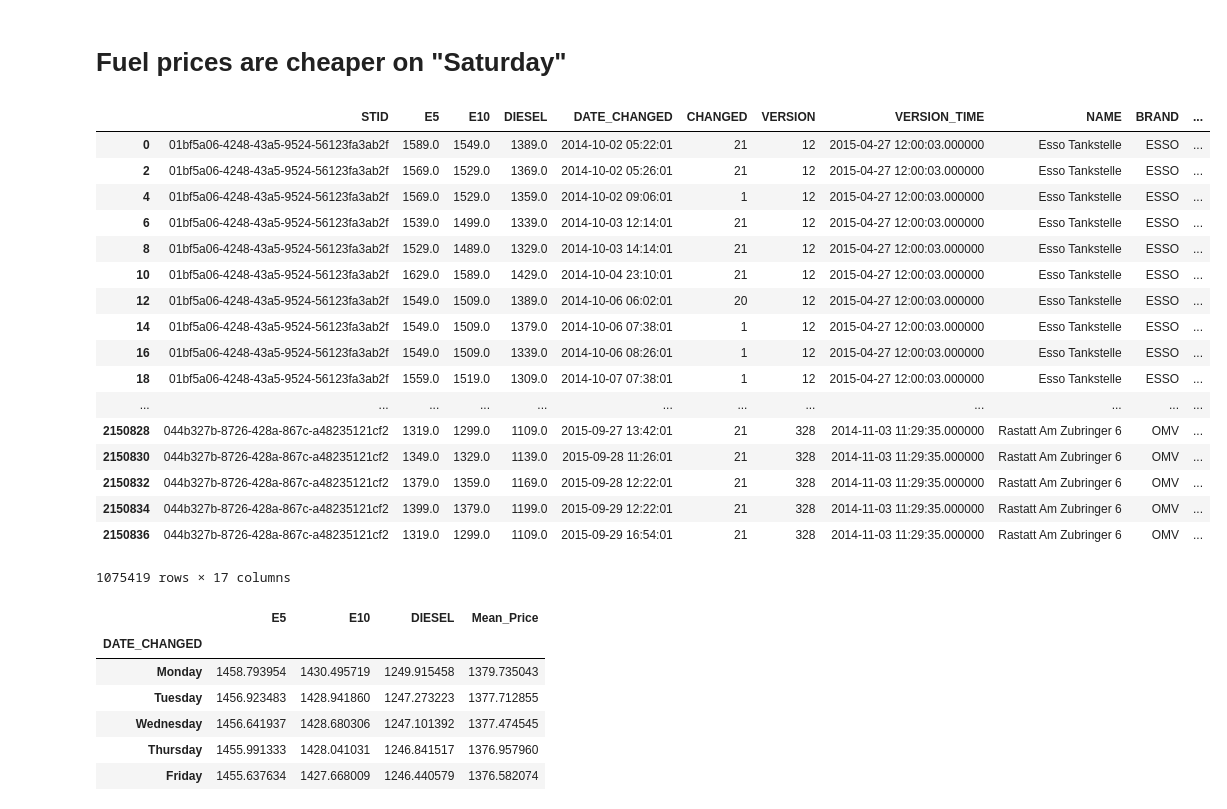
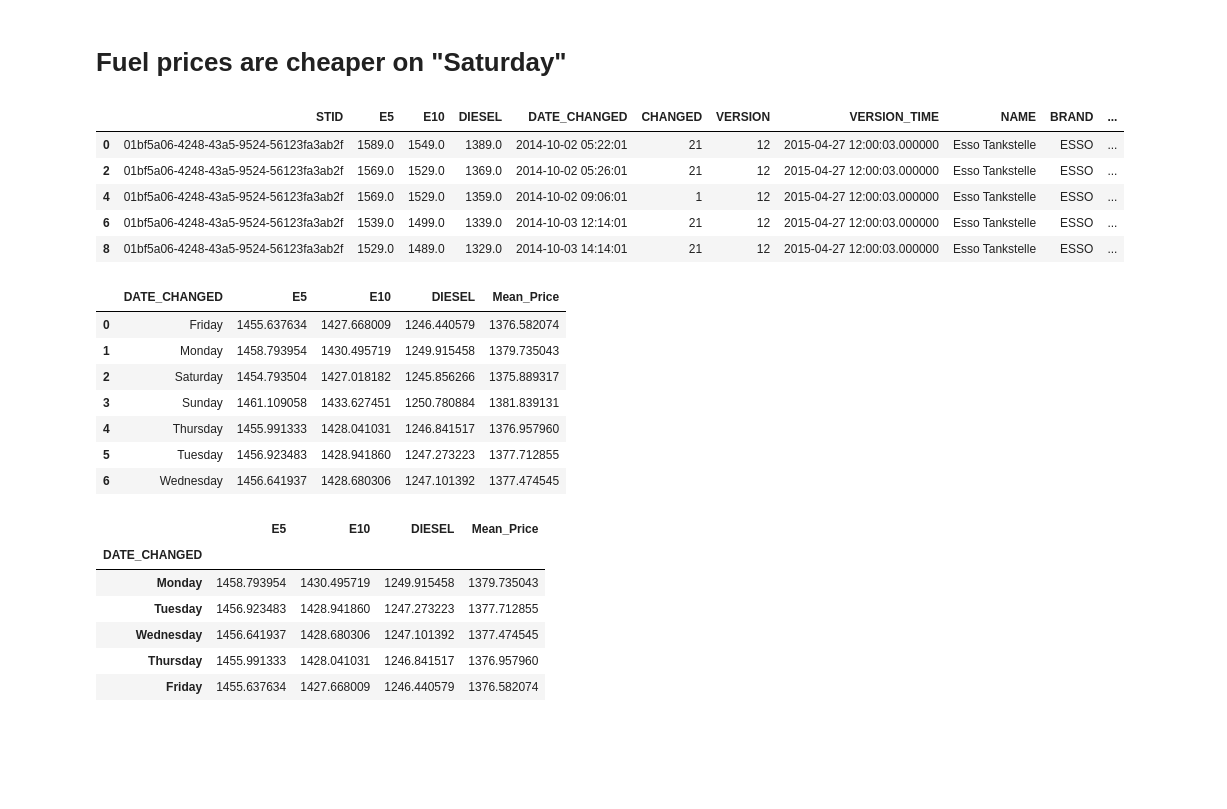
Before and after one commit to ds2019tukl/DS-2019-rohit-mohite, a Jupyter notebook: Exercise_1.ipynb, the cells around one changed output. Drawn from its saved outputs; the diff is of its cells as text; code cells hidden in the pictures; blank space fills up the shorter version.

```diff
--- a/Exercise_1.ipynb
+++ b/Exercise_1.ipynb
@@ -494,30 +591,29 @@ d1.loc[dff['STID']=='e1a15081-25b6-9107-e040-0b0a3dfe563c']
 # %%
 da=d1
 # %%
-da
+da.head()
 # %% [output]
 |  | STID | E5 | E10 | DIESEL | DATE_CHANGED | CHANGED | VERSION | VERSION_TIME | NAME | BRAND | ... |
 | 0 | 01bf5a06-4248-43a5-9524-56123fa3ab2f | 1589.0 | 1549.0 | 1389.0 | 2014-10-02 05:22:01 | 21 | 12 | 2015-04-27 12:00:03.000000 | Esso Tankstelle | ESSO | ... |
 | 2 | 01bf5a06-4248-43a5-9524-56123fa3ab2f | 1569.0 | 1529.0 | 1369.0 | 2014-10-02 05:26:01 | 21 | 12 | 2015-04-27 12:00:03.000000 | Esso Tankstelle | ESSO | ... |
 | 4 | 01bf5a06-4248-43a5-9524-56123fa3ab2f | 1569.0 | 1529.0 | 1359.0 | 2014-10-02 09:06:01 | 1 | 12 | 2015-04-27 12:00:03.000000 | Esso Tankstelle | ESSO | ... |
 | 6 | 01bf5a06-4248-43a5-9524-56123fa3ab2f | 1539.0 | 1499.0 | 1339.0 | 2014-10-03 12:14:01 | 21 | 12 | 2015-04-27 12:00:03.000000 | Esso Tankstelle | ESSO | ... |
 | 8 | 01bf5a06-4248-43a5-9524-56123fa3ab2f | 1529.0 | 1489.0 | 1329.0 | 2014-10-03 14:14:01 | 21 | 12 | 2015-04-27 12:00:03.000000 | Esso Tankstelle | ESSO | ... |
-| 10 | 01bf5a06-4248-43a5-9524-56123fa3ab2f | 1629.0 | 1589.0 | 1429.0 | 2014-10-04 23:10:01 | 21 | 12 | 2015-04-27 12:00:03.000000 | Esso Tankstelle | ESSO | ... |
-| 12 | 01bf5a06-4248-43a5-9524-56123fa3ab2f | 1549.0 | 1509.0 | 1389.0 | 2014-10-06 06:02:01 | 20 | 12 | 2015-04-27 12:00:03.000000 | Esso Tankstelle | ESSO | ... |
-| 14 | 01bf5a06-4248-43a5-9524-56123fa3ab2f | 1549.0 | 1509.0 | 1379.0 | 2014-10-06 07:38:01 | 1 | 12 | 2015-04-27 12:00:03.000000 | Esso Tankstelle | ESSO | ... |
-| 16 | 01bf5a06-4248-43a5-9524-56123fa3ab2f | 1549.0 | 1509.0 | 1339.0 | 2014-10-06 08:26:01 | 1 | 12 | 2015-04-27 12:00:03.000000 | Esso Tankstelle | ESSO | ... |
-| 18 | 01bf5a06-4248-43a5-9524-56123fa3ab2f | 1559.0 | 1519.0 | 1309.0 | 2014-10-07 07:38:01 | 1 | 12 | 2015-04-27 12:00:03.000000 | Esso Tankstelle | ESSO | ... |
-| ... | ... | ... | ... | ... | ... | ... | ... | ... | ... | ... | ... |
-| 2150828 | 044b327b-8726-428a-867c-a48235121cf2 | 1319.0 | 1299.0 | 1109.0 | 2015-09-27 13:42:01 | 21 | 328 | 2014-11-03 11:29:35.000000 | Rastatt Am Zubringer 6 | OMV | ... |
-| 2150830 | 044b327b-8726-428a-867c-a48235121cf2 | 1349.0 | 1329.0 | 1139.0 | 2015-09-28 11:26:01 | 21 | 328 | 2014-11-03 11:29:35.000000 | Rastatt Am Zubringer 6 | OMV | ... |
-| 2150832 | 044b327b-8726-428a-867c-a48235121cf2 | 1379.0 | 1359.0 | 1169.0 | 2015-09-28 12:22:01 | 21 | 328 | 2014-11-03 11:29:35.000000 | Rastatt Am Zubringer 6 | OMV | ... |
-| 2150834 | 044b327b-8726-428a-867c-a48235121cf2 | 1399.0 | 1379.0 | 1199.0 | 2015-09-29 12:22:01 | 21 | 328 | 2014-11-03 11:29:35.000000 | Rastatt Am Zubringer 6 | OMV | ... |
-| 2150836 | 044b327b-8726-428a-867c-a48235121cf2 | 1319.0 | 1299.0 | 1109.0 | 2015-09-29 16:54:01 | 21 | 328 | 2014-11-03 11:29:35.000000 | Rastatt Am Zubringer 6 | OMV | ... |
-1075419 rows × 17 columns
 # %%
 day_wavg=da.groupby(da.DATE_CHANGED.dt.weekday_name)[['E5','E10','DIESEL']].mean().reset_index()
 # %%
 day_wavg['Mean_Price']=day_wavg.mean(axis=1)
+# %%
+day_wavg
+# %% [output]
+|  | DATE_CHANGED | E5 | E10 | DIESEL | Mean_Price |
+| 0 | Friday | 1455.637634 | 1427.668009 | 1246.440579 | 1376.582074 |
+| 1 | Monday | 1458.793954 | 1430.495719 | 1249.915458 | 1379.735043 |
+| 2 | Saturday | 1454.793504 | 1427.018182 | 1245.856266 | 1375.889317 |
+| 3 | Sunday | 1461.109058 | 1433.627451 | 1250.780884 | 1381.839131 |
+| 4 | Thursday | 1455.991333 | 1428.041031 | 1246.841517 | 1376.957960 |
+| 5 | Tuesday | 1456.923483 | 1428.941860 | 1247.273223 | 1377.712855 |
+| 6 | Wednesday | 1456.641937 | 1428.680306 | 1247.101392 | 1377.474545 |
 # %%
 day_wavg = day_wavg.groupby(['DATE_CHANGED']).sum().reindex(day_name[0:7])
 # %%
```
Also changed, not shown: parts of 53 cells of this notebook.
